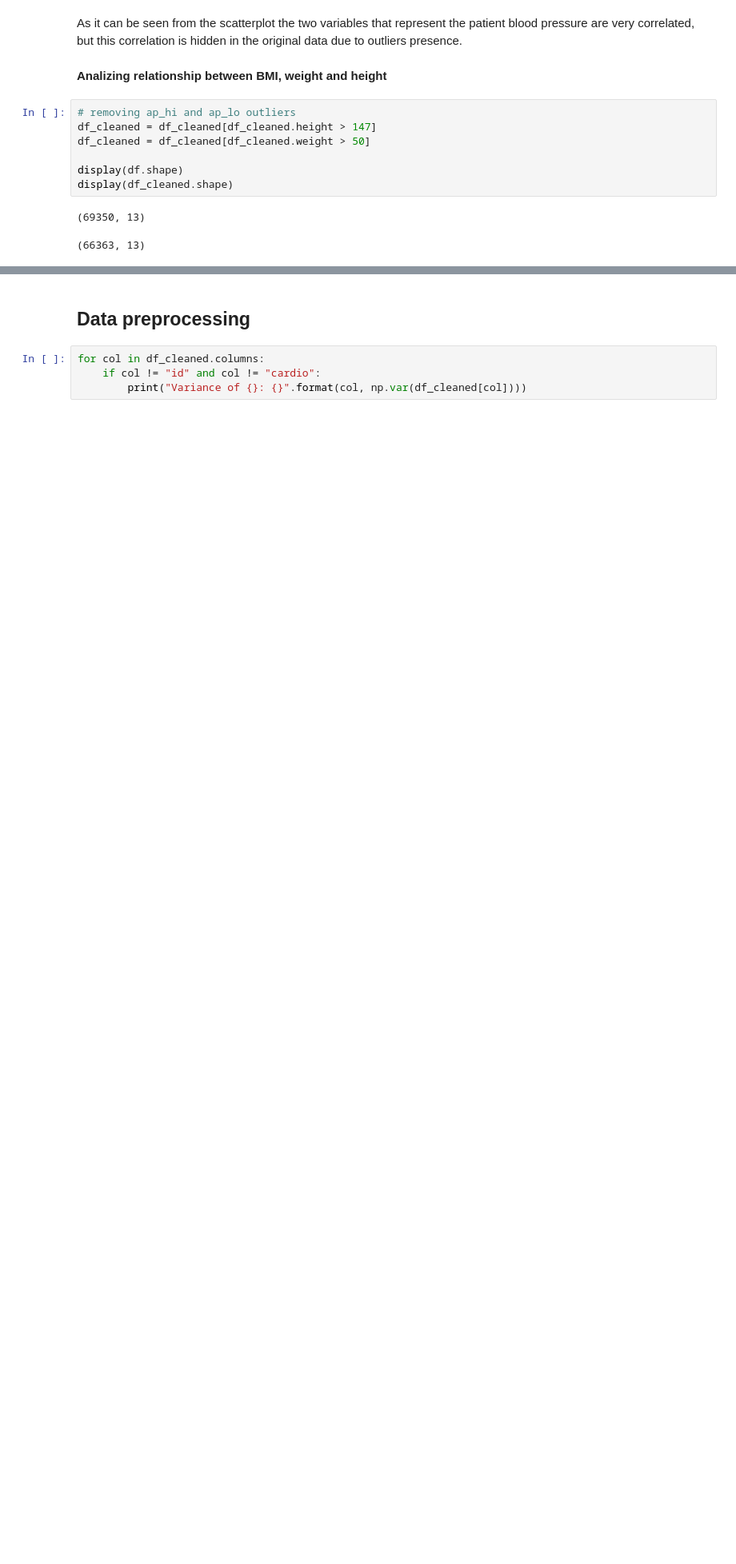
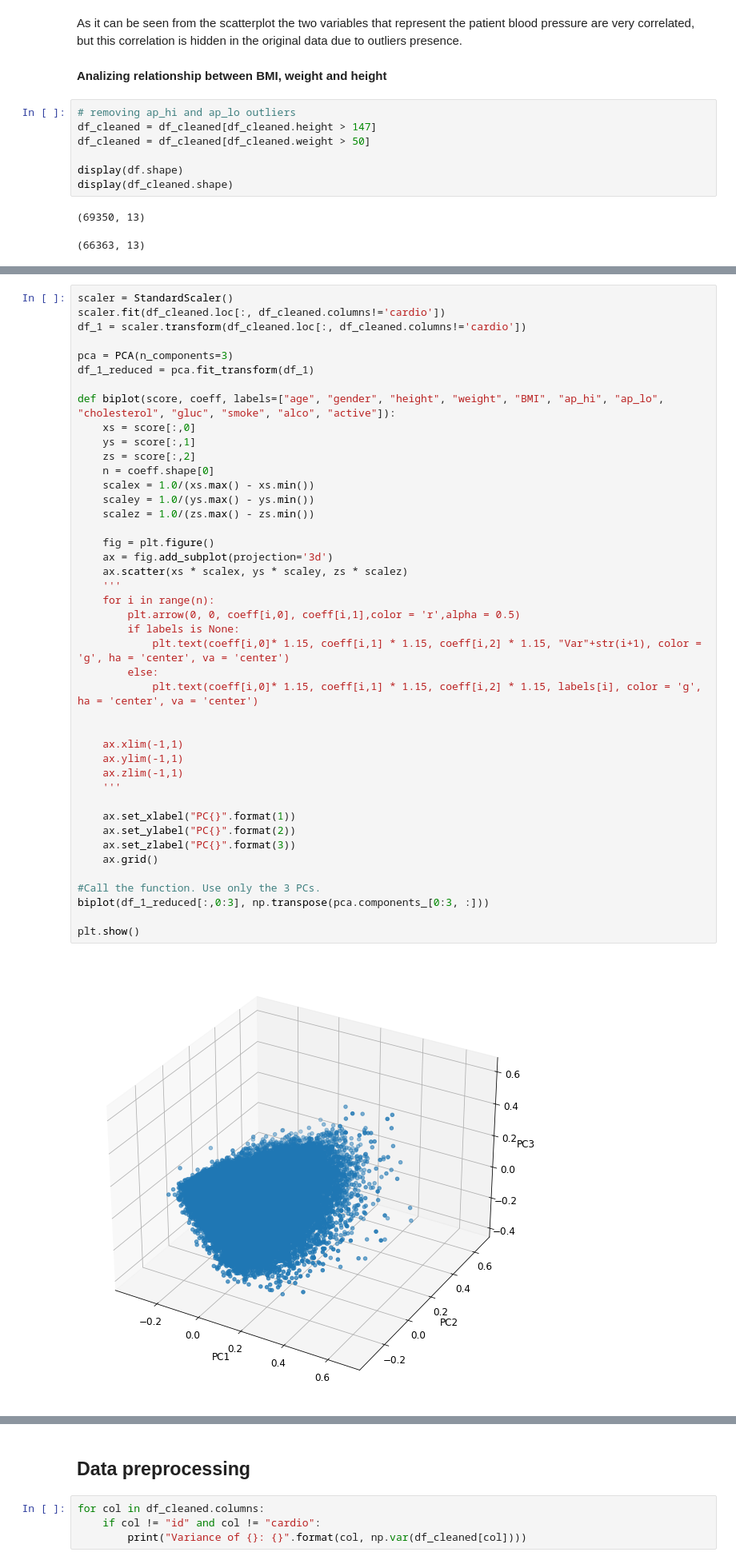
Before and after one commit to Giovo17/cardio-disease-analysis, a Jupyter notebook: cardio_disease_analysis.ipynb, the cells around one changed output, grey strips where cells are left out. Shown at 80% size. Cells and saved outputs as stored; diff of their text form; blank space fills up the shorter version.

```diff
--- a/cardio_disease_analysis.ipynb
+++ b/cardio_disease_analysis.ipynb
@@ -492,0 +546,45 @@ plt.show()
+# %%
+scaler = StandardScaler()
+scaler.fit(df_cleaned.loc[:, df_cleaned.columns!='cardio'])
+df_1 = scaler.transform(df_cleaned.loc[:, df_cleaned.columns!='cardio'])
+
+pca = PCA(n_components=3)
+df_1_reduced = pca.fit_transform(df_1)
+
+def biplot(score, coeff, labels=["age", "gender", "height", "weight", "BMI", "ap_hi", "ap_lo", "cholesterol", "gluc", "smoke", "alco", "active"]):
+    xs = score[:,0]
+    ys = score[:,1]
+    zs = score[:,2]
+    n = coeff.shape[0]
+    scalex = 1.0/(xs.max() - xs.min())
+    scaley = 1.0/(ys.max() - ys.min())
+    scalez = 1.0/(zs.max() - zs.min())
+
+    fig = plt.figure()
+    ax = fig.add_subplot(projection='3d')
+    ax.scatter(xs * scalex, ys * scaley, zs * scalez)
+    '''
+    for i in range(n):
+        plt.arrow(0, 0, coeff[i,0], coeff[i,1],color = 'r',alpha = 0.5)
+        if labels is None:
+            plt.text(coeff[i,0]* 1.15, coeff[i,1] * 1.15, coeff[i,2] * 1.15, "Var"+str(i+1), color = 'g', ha = 'center', va = 'center')
+        else:
+            plt.text(coeff[i,0]* 1.15, coeff[i,1] * 1.15, coeff[i,2] * 1.15, labels[i], color = 'g', ha = 'center', va = 'center')
+
+
+    ax.xlim(-1,1)
+    ax.ylim(-1,1)
+    ax.zlim(-1,1)
+    '''
+
+    ax.set_xlabel("PC{}".format(1))
+    ax.set_ylabel("PC{}".format(2))
+    ax.set_zlabel("PC{}".format(3))
+    ax.grid()
+
+#Call the function. Use only the 3 PCs.
+biplot(df_1_reduced[:,0:3], np.transpose(pca.components_[0:3, :]))
+
+plt.show()
+# %% [output]
+[figure, added]
```
Also changed, not shown: parts of 15 cells of this notebook.
